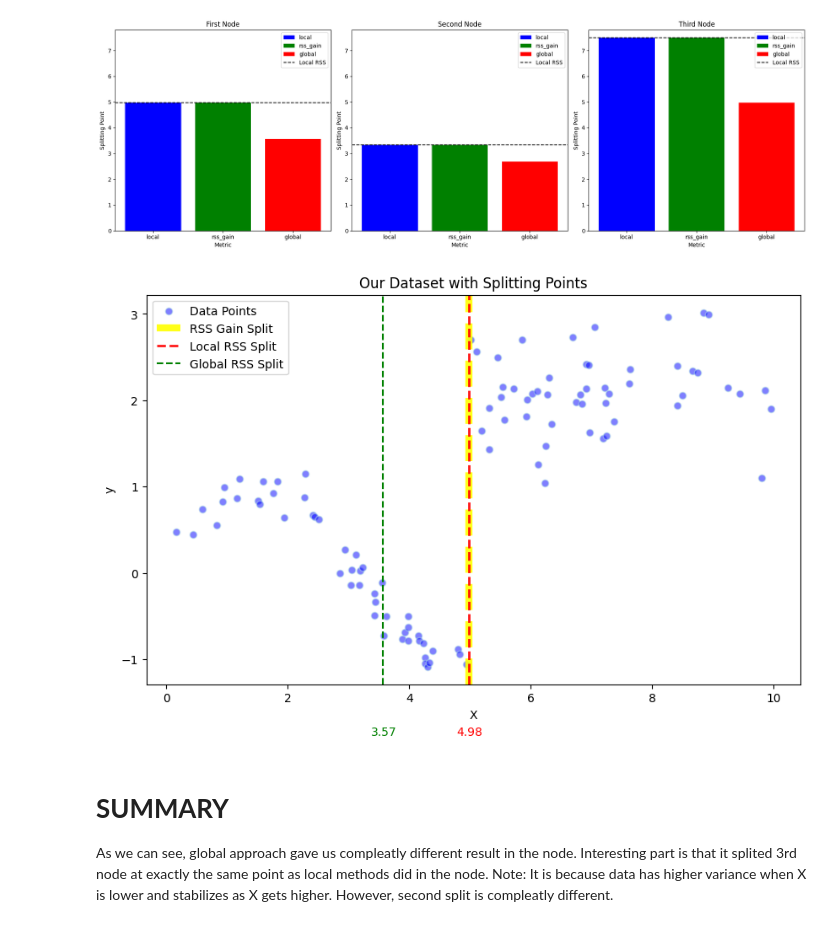
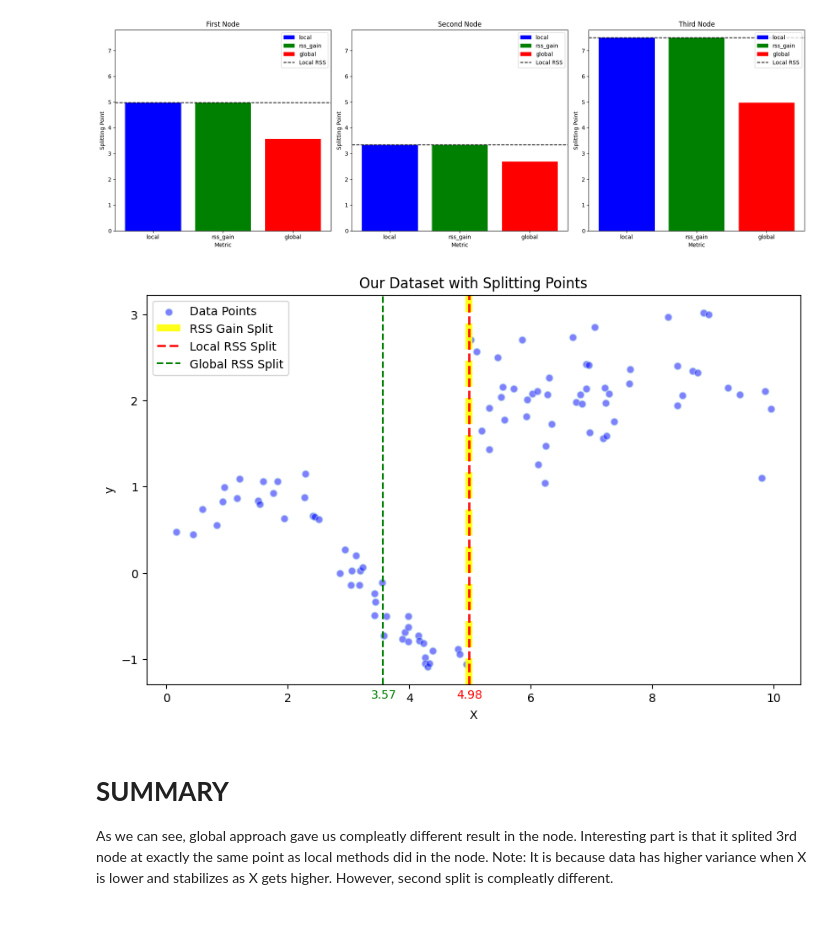
Before and after one commit to TrzeciakPiotr2300/Uczenie_Maszynowe_2025, a Jupyter notebook: HW06_tree_methods_spliting_criteriors.ipynb, the cells around one changed output. Cells and saved outputs as stored; diff of their text form; code cells hidden in the pictures.

```diff
--- a/HW06_tree_methods_spliting_criteriors.ipynb
+++ b/HW06_tree_methods_spliting_criteriors.ipynb
@@ -352,25 +352,25 @@ plt.show()
 # %%
 plt.figure(figsize=(10, 6))
 plt.scatter(X, y, color='blue', label='Data Points', alpha=0.5, edgecolors='lightblue')
 
 # Gain
 plt.axvline(df['rss_gain'].iloc[0], color='yellow', linestyle='--', label='RSS Gain Split', linewidth=6, alpha=0.9)
-plt.text(df['rss_gain'].iloc[0] - 0.2, -1.88, s=f"{df['rss_gain'].iloc[0]}", color = 'red')
+plt.text(df['rss_gain'].iloc[0] - 0.2, -1.45, s=f"{df['rss_gain'].iloc[0]}", color = 'red')
 
 # Local
 plt.axvline(df['local'].iloc[0], color='red', linestyle='--', label='Local RSS Split', linewidth=2, alpha=0.9)
-plt.text(df['global'].iloc[0] - 0.2, -1.88, s=f"{df['global'].iloc[0]}", color = 'green')
+plt.text(df['global'].iloc[0] - 0.2, -1.45, s=f"{df['global'].iloc[0]}", color = 'green')
 
 plt.axvline(df['global'].iloc[0], color='green', linestyle='--', label='Global RSS Split')
 
 plt.xlabel('X')
 plt.ylabel('y')
 plt.title('Our Dataset with Splitting Points')
 
 plt.legend()
 plt.show()
 # %% [output]
-[figure, old version]
+[figure, new version]
 # %% [markdown]
 # **SUMMARY**
 As we can see, global approach gave us compleatly different result in the node. Interesting part is that it splited 3rd node at exactly the same point as local methods did in the node. Note: It is because data has higher variance when X is lower and stabilizes as X gets higher. However, second split is compleatly different.
```
